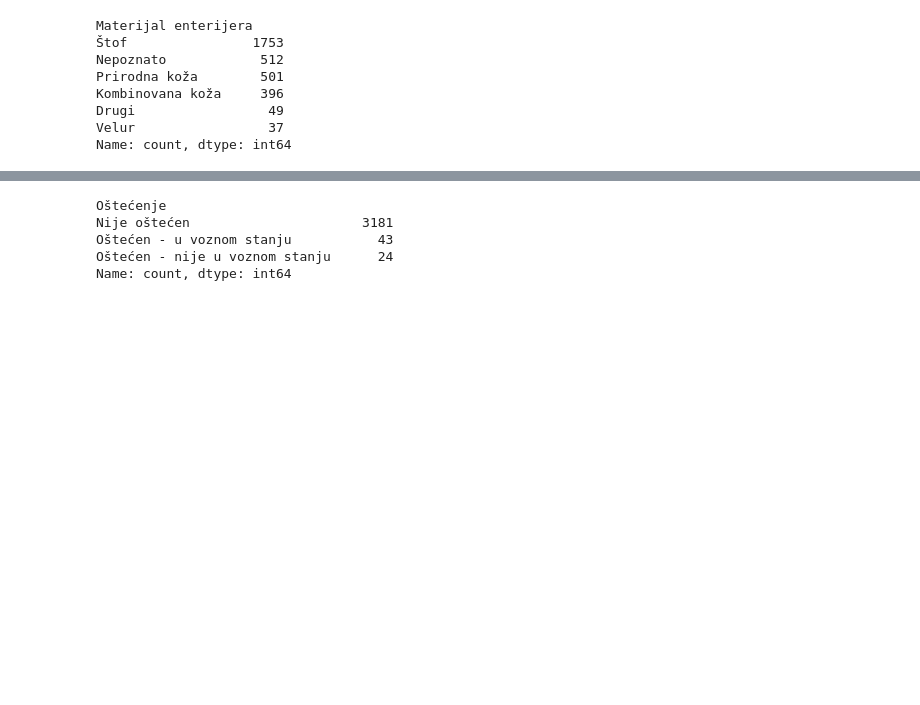
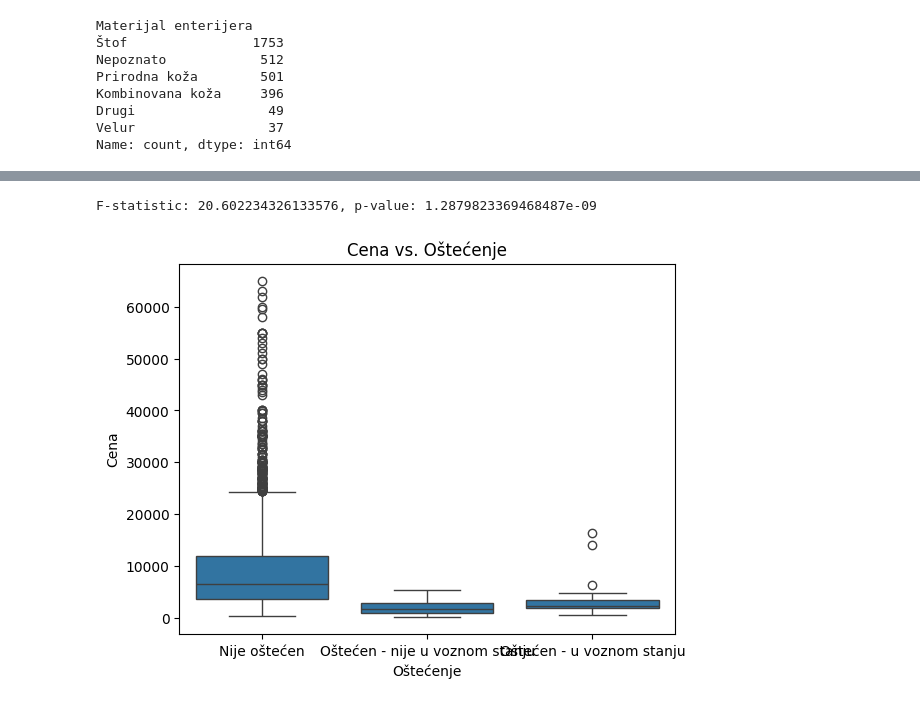
Before and after one commit to boskokul/CarPricePredictor, a Jupyter notebook: SIAPV1.ipynb, the cells around one changed output, grey strips where cells are left out. Saved outputs shown, nothing was run; the diff lists cells and outputs as text; code cells hidden in the pictures; blank space fills up the shorter version.

```diff
--- a/SIAPV1.ipynb
+++ b/SIAPV1.ipynb
@@ -608,4 +652,10 @@ Name: count, dtype: int64
 # %%
-# izbacicemo ove sto nemaju najveovatnije a onda one hot encoding
+df = df[df['Klima'] != "Nema klimu"]
+#one hot encoding
+#df = pd.get_dummies(df, columns=['Klima'], drop_first=True)
 df['Klima'].value_counts()
+# one hot encoding
+df['Automatska_Klima'] = (df['Klima'] == 'Automatska klima').astype(int)
+df = df.drop('Klima', axis = 1)
+print(df)
 # %% [output]
@@ -617,9 +695,21 @@ Name: count, dtype: int64
 # %%
-# jako nebalansirano, ostecenje utice na cenu, izbacicemo ostena auta!
+# jako nebalansirano, ostecenje utice na cenu, izbacicemo ostecena auta!
 df['Oštećenje'].value_counts()
+
+#provera kako ostecenje utice na cenu -- korisitmo tzv analizu varianse (Analysis of variance) tj. koliko srednja vrednost cene se menja kroy kategorije
+
+from scipy.stats import f_oneway
+#rucno je da znamo na koje se klase odnosi
+groups = [df['Cena'][df['Oštećenje'] == cat] for cat in df['Oštećenje'].unique()]
+f_stat, p_val = f_oneway(*groups)
+
+print(f'F-statistic: {f_stat}, p-value: {p_val}')
 # %% [output]
-Oštećenje
-Nije oštećen                      3181
-Oštećen - u voznom stanju           43
-Oštećen - nije u voznom stanju      24
-Name: count, dtype: int64
+F-statistic: 20.602234326133576, p-value: 1.2879823369468487e-09
+# %%
+#kako je je p jako malo, to ukazuje da postoji jako velika razlika srednje cene po kategoriji me]u kategorijama
+sns.boxplot(x='Oštećenje', y='Cena', data=df)
+plt.title('Cena vs. Oštećenje')
+plt.show()
+# %% [output]
+[figure, added]
```
Also changed, not shown: parts of 22 cells of this notebook.
